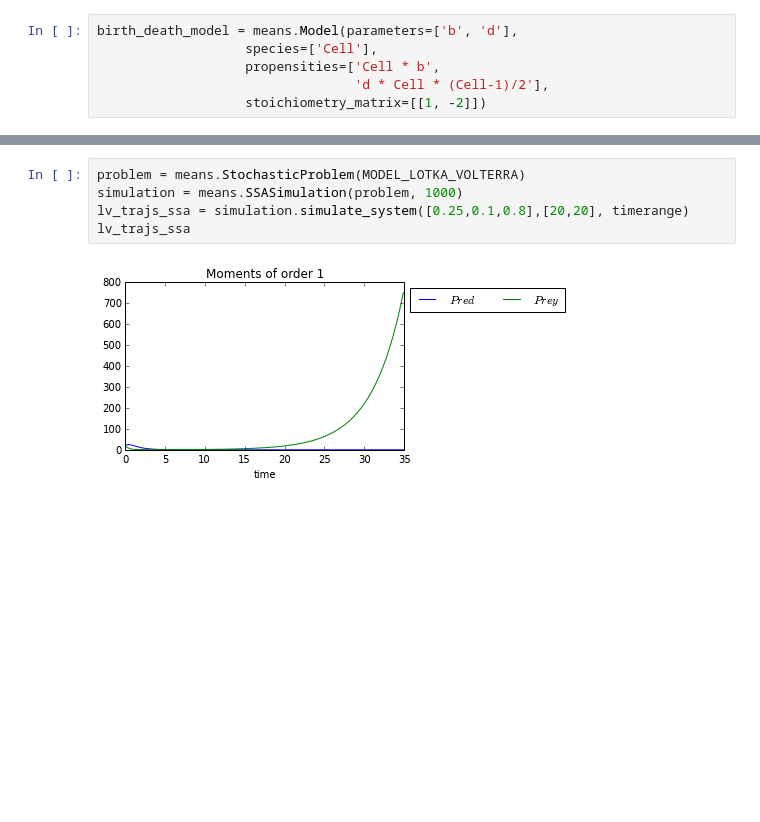
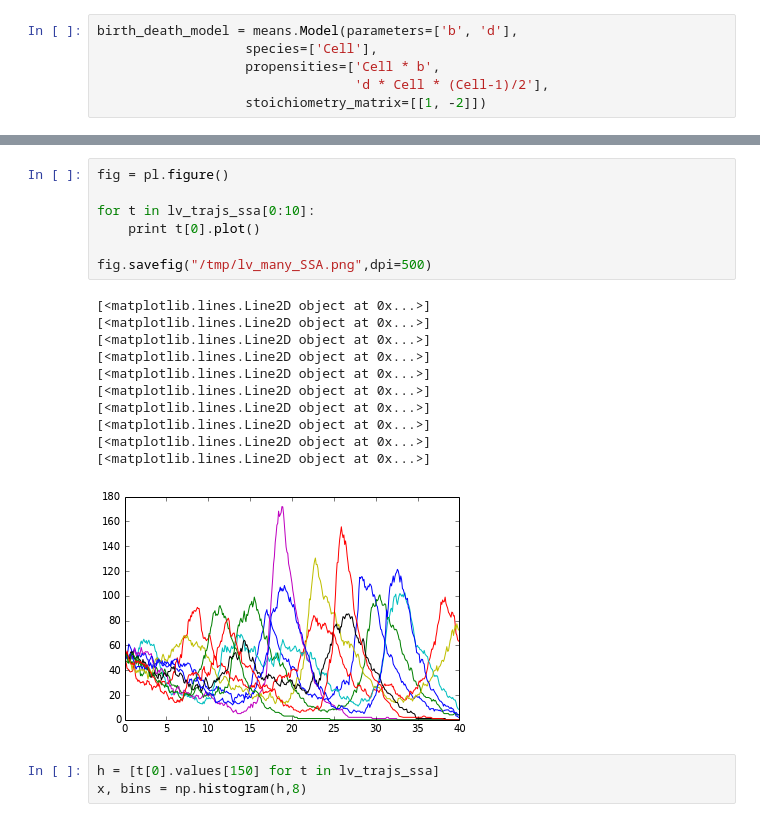
Before and after one commit to theosysbio/means, a Jupyter notebook: prototypes/birth_death.ipynb, the cells around one changed output, grey strips where cells are left out. Drawn from its saved outputs; the diff is of its cells as text; blank space fills up the shorter version.

```diff
--- a/prototypes/birth_death.ipynb
+++ b/prototypes/birth_death.ipynb
@@ -45,7 +75,22 @@ lv_trajs_ssa
-# %%
-problem = means.StochasticProblem(MODEL_LOTKA_VOLTERRA)
-simulation = means.SSASimulation(problem, 1000)
-lv_trajs_ssa = simulation.simulate_system([0.25,0.1,0.8],[20,20], timerange)
-lv_trajs_ssa
-# %% [output]
-[figure, removed]
+# %%
+fig = pl.figure()
+
+for t in lv_trajs_ssa[0:10]:
+    print t[0].plot()
+
+fig.savefig("/tmp/lv_many_SSA.png",dpi=500)
+# %% [output]
+[<matplotlib.lines.Line2D object at 0x...>]
+[<matplotlib.lines.Line2D object at 0x...>]
+[<matplotlib.lines.Line2D object at 0x...>]
+[<matplotlib.lines.Line2D object at 0x...>]
+[<matplotlib.lines.Line2D object at 0x...>]
+[<matplotlib.lines.Line2D object at 0x...>]
+[<matplotlib.lines.Line2D object at 0x...>]
+[<matplotlib.lines.Line2D object at 0x...>]
+[<matplotlib.lines.Line2D object at 0x...>]
+[<matplotlib.lines.Line2D object at 0x...>]
+[figure, added]
+# %%
+h = [t[0].values[150] for t in lv_trajs_ssa]
+x, bins = np.histogram(h,8)
```
Also changed, not shown: parts of 7 cells of this notebook.
